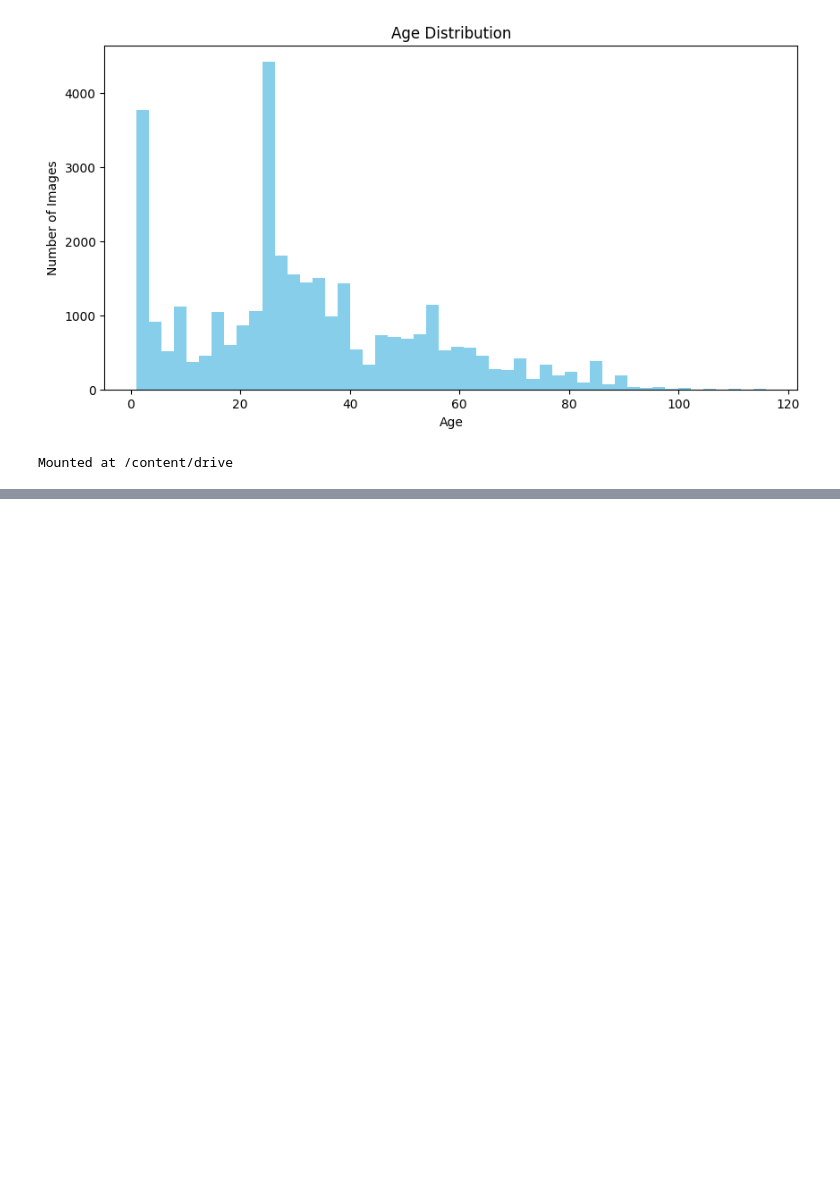
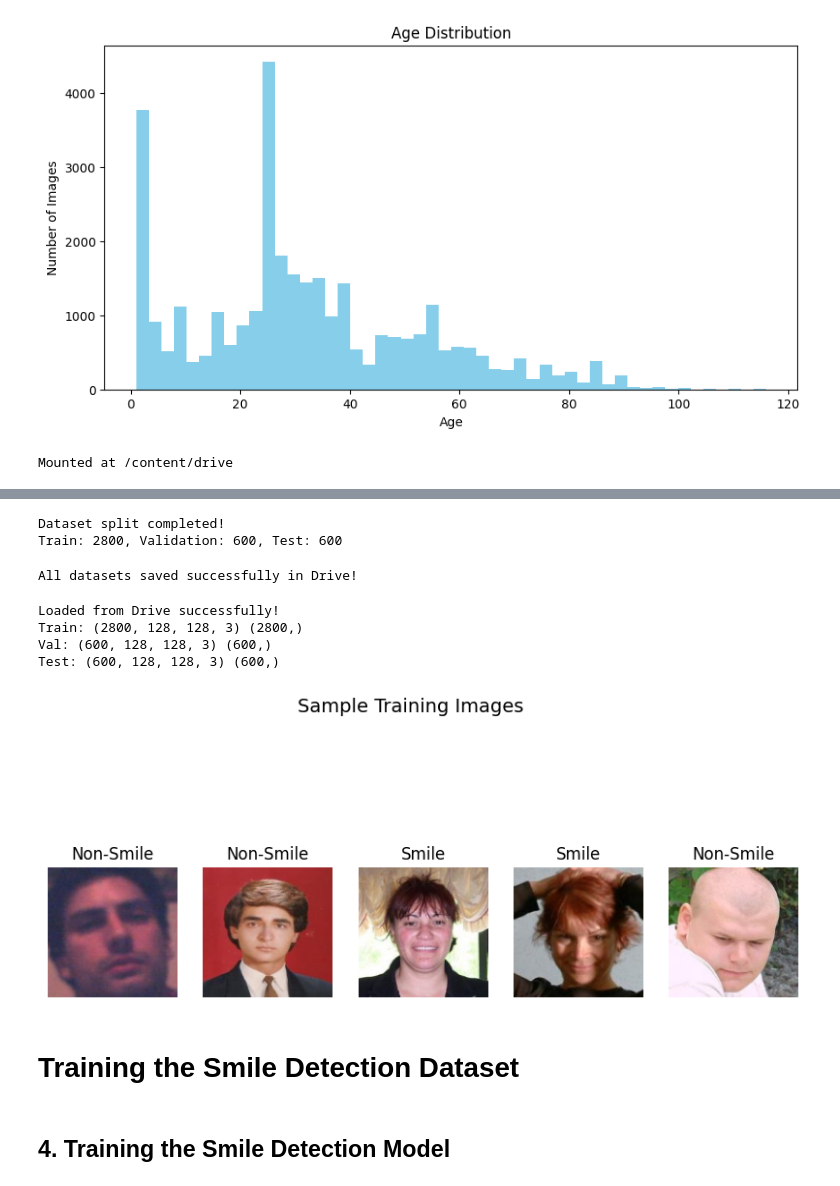
Before and after one commit to Ranjita2022/Infosys_Springboard_AI-ML-internship, a Jupyter notebook: SmileAge_Detection.ipynb, the cells around one changed output, grey strips where cells are left out. Saved outputs shown, nothing was run; the diff lists cells and outputs as text; code cells hidden in the pictures; blank space fills up the shorter version.

Commit message:
Traning the both datasets

```diff
--- a/SmileAge_Detection.ipynb
+++ b/SmileAge_Detection.ipynb
@@ -343,0 +587,74 @@ Mounted at /content/drive
+# %%
+# Step 1: Split train vs (val+test)
+X_train, X_temp, y_train, y_temp = train_test_split(
+    X, y, test_size=0.30, stratify=y, random_state=42
+)
+
+# Step 2: Split remaining 30% into val and test (half-half)
+X_val, X_test, y_val, y_test = train_test_split(
+    X_temp, y_temp, test_size=0.50, stratify=y_temp, random_state=42
+)
+
+print("Dataset split completed!")
+print(f"Train: {X_train.shape[0]}, Validation: {X_val.shape[0]}, Test: {X_test.shape[0]}")
+# %% [output]
+Dataset split completed!
+Train: 2800, Validation: 600, Test: 600
+# %%
+save_dir = "/content/drive/MyDrive/SmileAge_Project/processed_smile"
+os.makedirs(save_dir, exist_ok=True)
+
+np.save(os.path.join(save_dir, "train_images.npy"), X_train)
+np.save(os.path.join(save_dir, "train_labels.npy"), y_train)
+
+np.save(os.path.join(save_dir, "val_images.npy"), X_val)
+np.save(os.path.join(save_dir, "val_labels.npy"), y_val)
+
+np.save(os.path.join(save_dir, "test_images.npy"), X_test)
+np.save(os.path.join(save_dir, "test_labels.npy"), y_test)
+
+print("All datasets saved successfully in Drive!")
+# %% [output]
+All datasets saved successfully in Drive!
+# %%
+import numpy as np
+
+base_path = "/content/drive/MyDrive/SmileAge_Project/processed_smile"
+
+X_train = np.load(os.path.join(base_path, "train_images.npy"))
+y_train = np.load(os.path.join(base_path, "train_labels.npy"))
+
+X_val = np.load(os.path.join(base_path, "val_images.npy"))
+y_val = np.load(os.path.join(base_path, "val_labels.npy"))
+
+X_test = np.load(os.path.join(base_path, "test_images.npy"))
+y_test = np.load(os.path.join(base_path, "test_labels.npy"))
+
+print("Loaded from Drive successfully!")
+print("Train:", X_train.shape, y_train.shape)
+print("Val:", X_val.shape, y_val.shape)
+print("Test:", X_test.shape, y_test.shape)
+# %% [output]
+Loaded from Drive successfully!
+Train: (2800, 128, 128, 3) (2800,)
+Val: (600, 128, 128, 3) (600,)
+Test: (600, 128, 128, 3) (600,)
+# %%
+import matplotlib.pyplot as plt
+import random
+
+plt.figure(figsize=(10,5))
+for i in range(5):
+    idx = random.randint(0, len(X_train)-1)
+    plt.subplot(1,5,i+1)
+    plt.imshow(X_train[idx])
+    plt.title("Smile" if y_train[idx]==1 else "Non-Smile")
+    plt.axis("off")
+plt.suptitle("Sample Training Images", fontsize=14)
+plt.show()
+# %% [output]
+[figure, added]
+# %% [markdown]
+# Training the Smile Detection Dataset
+# %% [markdown]
+## 4. Training the Smile Detection Model
```
Also changed, not shown: parts of 38 cells of this notebook.
